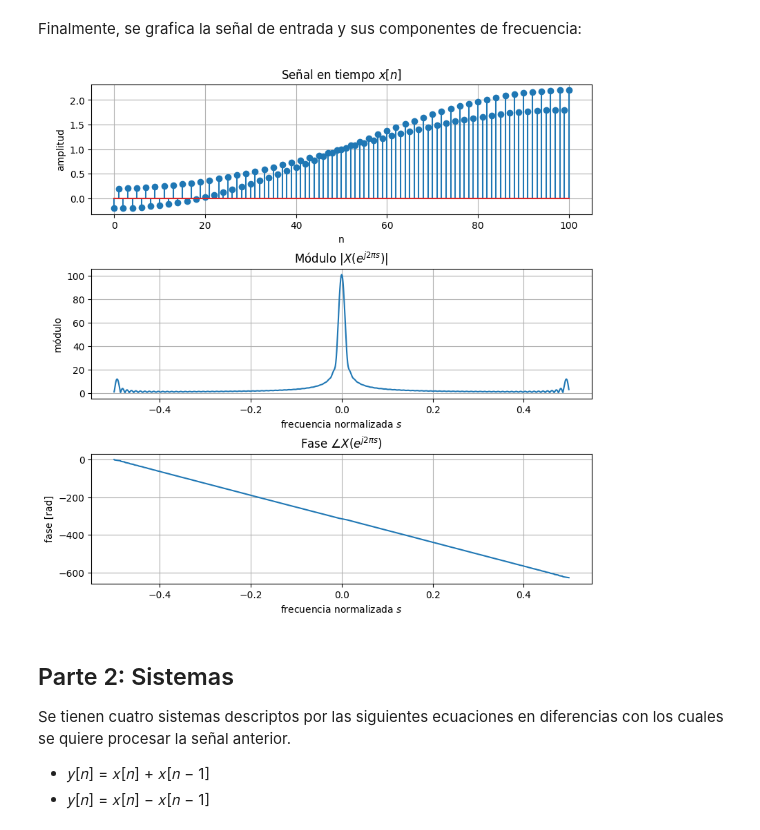
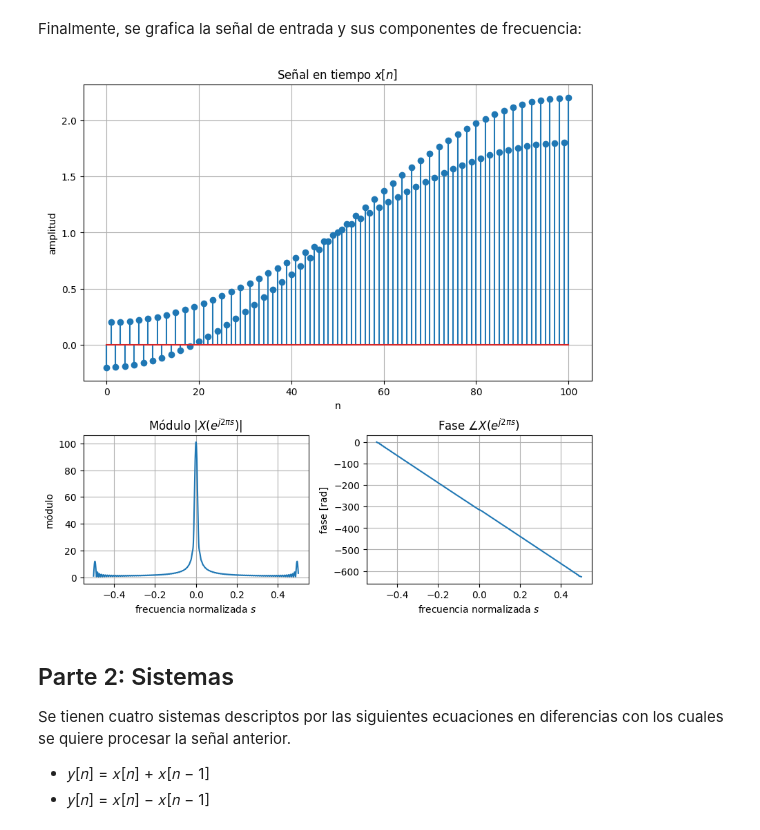
Before and after one commit to gianowolf/pu1-ips-unlp-2025, a Jupyter notebook: notebooks/01_Ejercicio_1.ipynb, the cells around one changed output. Cells and saved outputs as stored; diff of their text form; code cells hidden in the pictures.

```diff
--- a/notebooks/01_Ejercicio_1.ipynb
+++ b/notebooks/01_Ejercicio_1.ipynb
@@ -68,32 +61,36 @@ phaseX = np.unwrap(np.angle(X))
 # %% [markdown]
 Finalmente, se grafica la señal de entrada y sus componentes de frecuencia:
 # %%
-fig, axes = plt.subplots(3, 1, figsize=(8, 8), constrained_layout=True)
+fig = plt.figure(figsize=(8, 8), constrained_layout=True)
+gs = fig.add_gridspec(2, 2, height_ratios=[2, 1])
 
-# 1) x[n]
-axes[0].stem(nx, x)  # ← sin use_line_collection
-axes[0].set_title(r"Señal en tiempo $x[n]$")
-axes[0].set_xlabel("n")
-axes[0].set_ylabel("amplitud")
-axes[0].grid(True)
+# Fila 1: x[n] ocupando todo el ancho
+ax_time = fig.add_subplot(gs[0, :])
+ax_time.stem(nx, x)
+ax_time.set_title(r"Señal en tiempo $x[n]$")
+ax_time.set_xlabel("n")
+ax_time.set_ylabel("amplitud")
+ax_time.grid(True)
 
-# 2) |X(e^{j2πs})|
-axes[1].plot(sX, np.abs(X))
-axes[1].set_title(r"Módulo $|X(e^{j2\pi s})|$")
-axes[1].set_xlabel(r"frecuencia normalizada $s$")
-axes[1].set_ylabel("módulo")
-axes[1].grid(True)
+# Fila 2, columna 1: |X(e^{j2πs})|
+ax_mag = fig.add_subplot(gs[1, 0])
+ax_mag.plot(sX, np.abs(X))
+ax_mag.set_title(r"Módulo $|X(e^{j2\pi s})|$")
+ax_mag.set_xlabel(r"frecuencia normalizada $s$")
+ax_mag.set_ylabel("módulo")
+ax_mag.grid(True)
 
-# 3) ∠X(e^{j2πs})
-axes[2].plot(sX, np.unwrap(np.angle(X)))
-axes[2].set_title(r"Fase $\angle X(e^{j2\pi s})$")
-axes[2].set_xlabel(r"frecuencia normalizada $s$")
-axes[2].set_ylabel("fase [rad]")
-axes[2].grid(True)
+# Fila 2, columna 2: ∠X(e^{j2πs})
+ax_phase = fig.add_subplot(gs[1, 1])
+ax_phase.plot(sX, np.unwrap(np.angle(X)))
+ax_phase.set_title(r"Fase $\angle X(e^{j2\pi s})$")
+ax_phase.set_xlabel(r"frecuencia normalizada $s$")
+ax_phase.set_ylabel("fase [rad]")
+ax_phase.grid(True)
 
 plt.show()
 # %% [output]
-[figure, old version]
+[figure, new version]
 # %% [markdown]
 ## Parte 2: Sistemas
 
```
Also changed, not shown: parts of 6 cells of this notebook, 1 other file.
